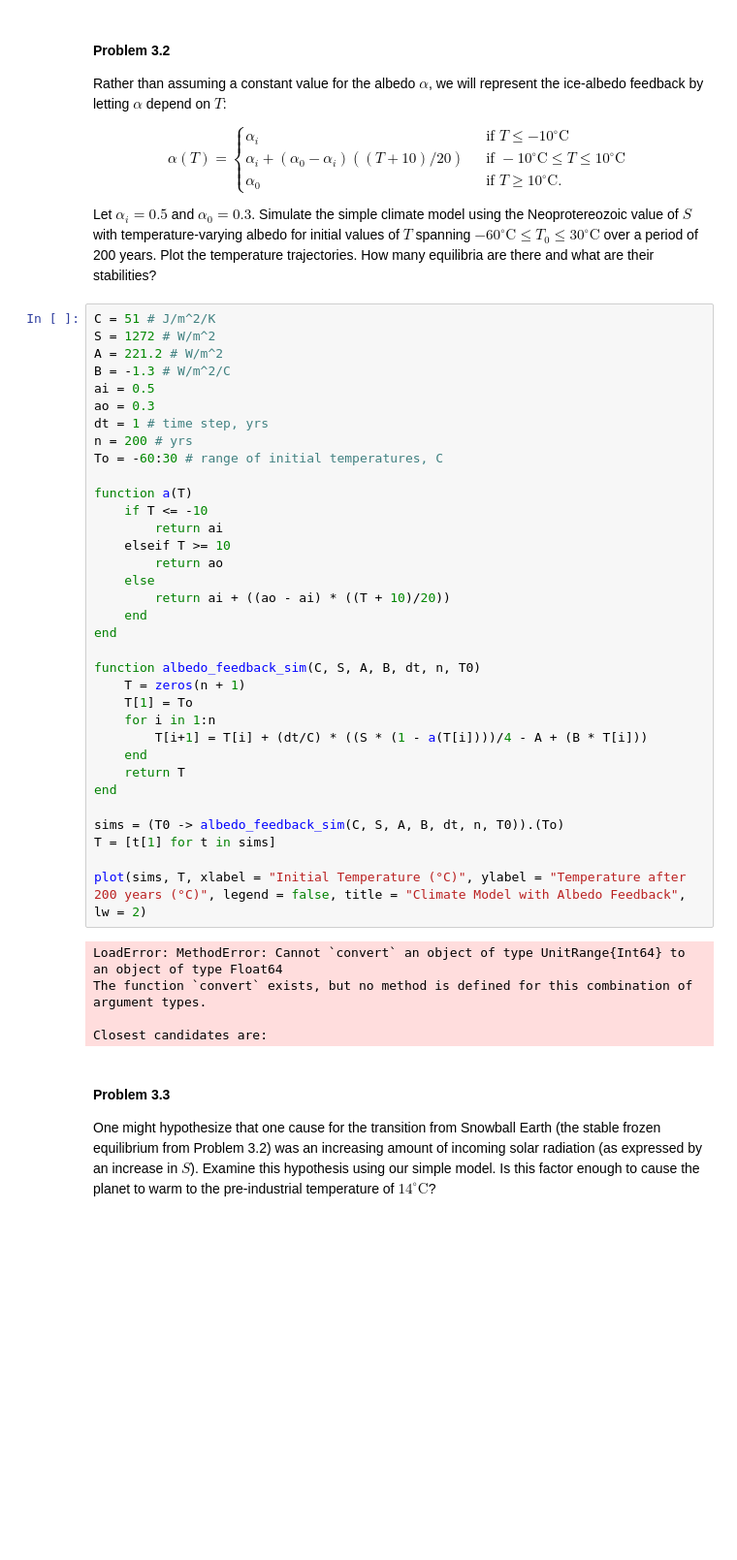
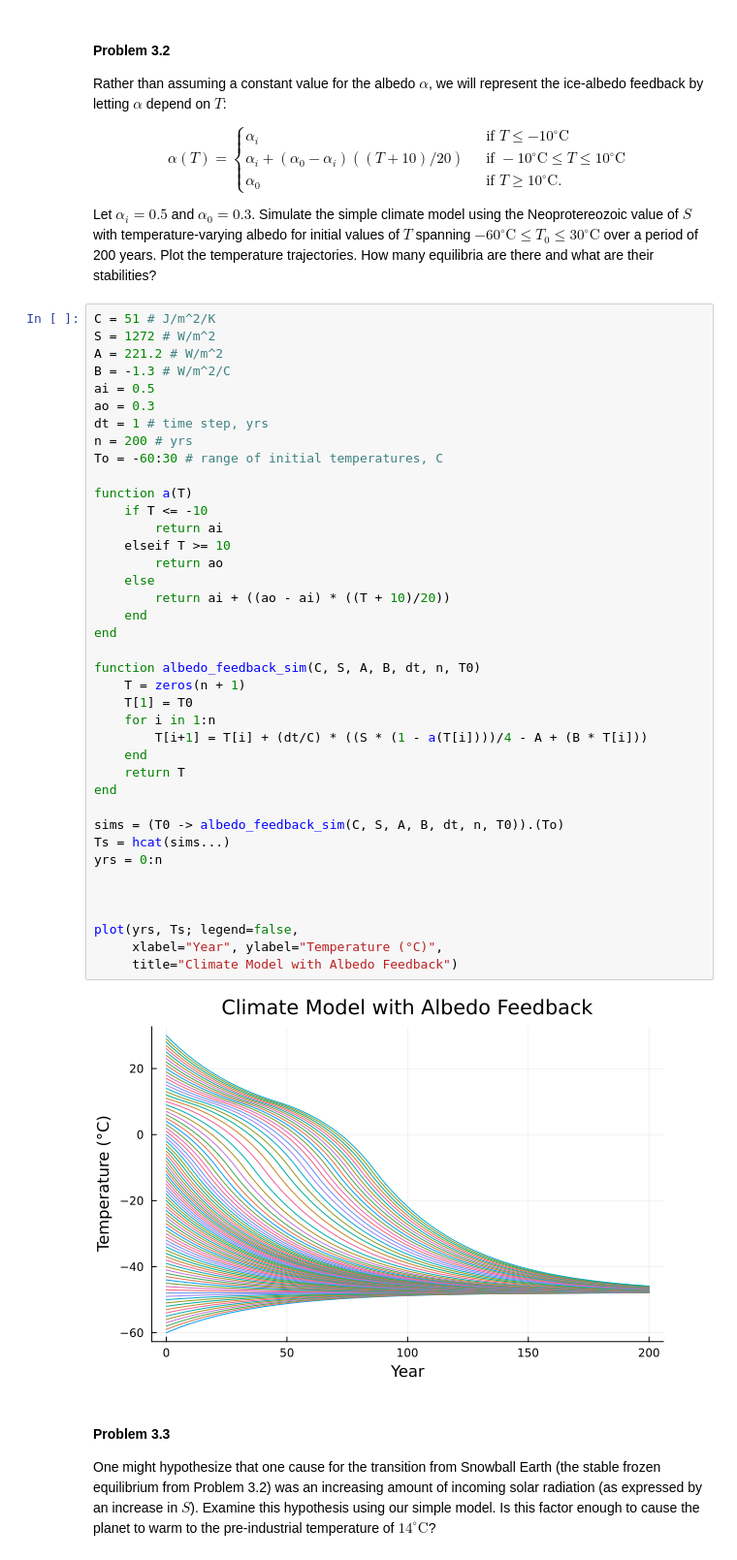
Before and after one commit to BEE4750-FA25/hw2-regina, a Jupyter notebook: hw02.ipynb, the cells around one changed output. Shown at 97% size. Saved outputs shown, nothing was run; the diff lists cells and outputs as text; blank space fills up the shorter version.

```diff
--- a/hw02.ipynb
+++ b/hw02.ipynb
@@ -293,40 +293,42 @@ C = 51 # J/m^2/K
 S = 1272 # W/m^2
 A = 221.2 # W/m^2
 B = -1.3 # W/m^2/C
 ai = 0.5
 ao = 0.3
 dt = 1 # time step, yrs
 n = 200 # yrs
 To = -60:30 # range of initial temperatures, C
 
 function a(T)
     if T <= -10
         return ai
     elseif T >= 10
         return ao
     else
         return ai + ((ao - ai) * ((T + 10)/20))
     end
 end
 
 function albedo_feedback_sim(C, S, A, B, dt, n, T0)
     T = zeros(n + 1)
-    T[1] = To
+    T[1] = T0
     for i in 1:n
         T[i+1] = T[i] + (dt/C) * ((S * (1 - a(T[i])))/4 - A + (B * T[i]))
     end
     return T
 end
 
 sims = (T0 -> albedo_feedback_sim(C, S, A, B, dt, n, T0)).(To)
-T = [t[1] for t in sims]
+Ts = hcat(sims...)
+yrs = 0:n
 
-plot(sims, T, xlabel = "Initial Temperature (°C)", ylabel = "Temperature after 200 years (°C)", legend = false, title = "Climate Model with Albedo Feedback", lw = 2)
+
+
+plot(yrs, Ts; legend=false,
+     xlabel="Year", ylabel="Temperature (°C)",
+     title="Climate Model with Albedo Feedback")
 # %% [output]
-LoadError: MethodError: Cannot `convert` an object of type UnitRange{Int64} to an object of type Float64
-The function `convert` exists, but no method is defined for this combination of argument types.
-
-Closest candidates are:
+[figure, added]
 # %% [markdown]
 #### Problem 3.3
 
```
